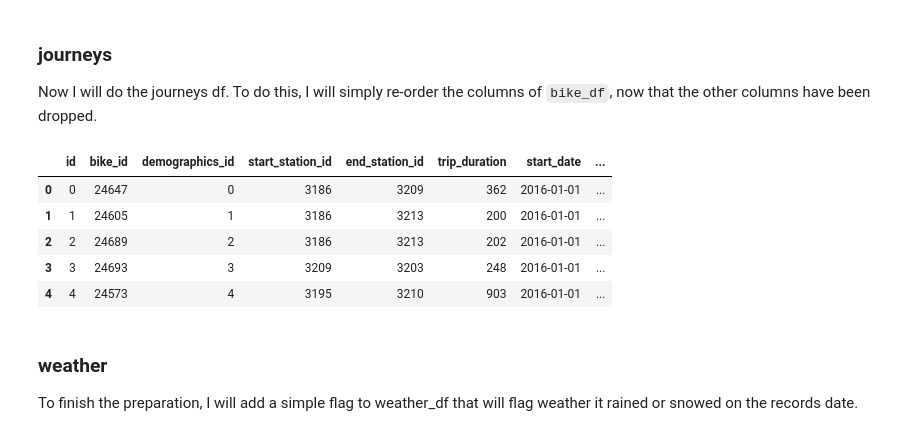
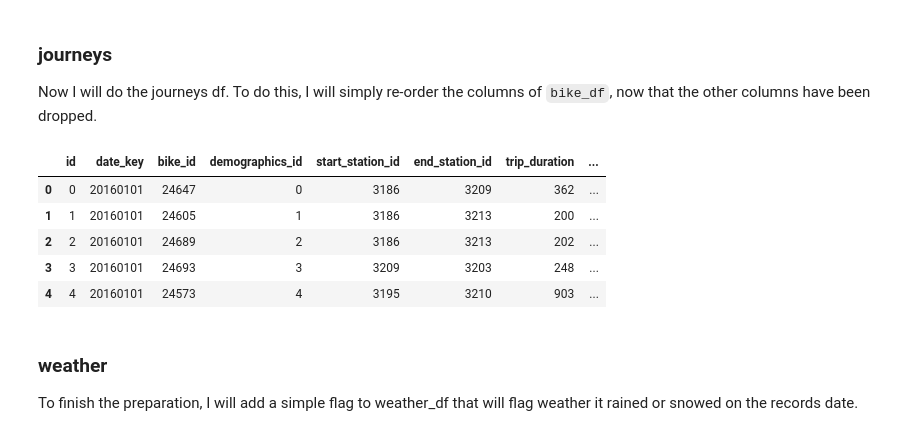
Before and after one commit to charliemarshall1996/bike-rental-data-management, a Jupyter notebook: bike_rental_data_management.ipynb, the cells around one changed output. Saved outputs shown, nothing was run; the diff lists cells and outputs as text; code cells hidden in the pictures.

```diff
--- a/bike_rental_data_management.ipynb
+++ b/bike_rental_data_management.ipynb
@@ -353,3 +353,9 @@ birth_year                        float64
 gender                              int64
 id                                  int64
 dtype: object
+# %%
+# Prune dates beyond 2016
+bike_df = bike_df[bike_df['start_time'].dt.year <= 2016]
+
+# Check
+bike_df['start_time'].dt.year.unique()
@@ -871,3 +879,10 @@ bike_df.head()
 | 2 | 202 | 00:18:25 | 00:21:47 | 3186 | Grove St PATH | 40.719586 | ... |
 | 3 | 248 | 00:23:13 | 00:27:21 | 3209 | Brunswick St | 40.724176 | ... |
 | 4 | 903 | 01:03:20 | 01:18:24 | 3195 | Sip Ave | 40.730743 | ... |
+# %%
+dates_df['date_key'] = dates_df['date'].apply(lambda x: int(x.strftime('%Y%m%d')))
+weather_df['date_key'] = weather_df['date'].apply(lambda x: int(x.strftime('%Y%m%d')))
+bike_df['date_key'] = bike_df['start_date'].apply(lambda x: int(x.strftime('%Y%m%d')))
+
+# take a look at the head and tail of the date table
+dates_df.head()
@@ -980,15 +1004,15 @@ bike_df.head()
 
 Now I will do the journeys df. To do this, I will simply re-order the columns of `bike_df`, now that the other columns have been dropped.
 # %%
-journey_df = bike_df[['id', 'bike_id', 'demographics_id', 'start_station_id', 'end_station_id', 'trip_duration', 'start_date', 'start_time', 'stop_date', 'stop_time']]
+journey_df = bike_df[['id', 'date_key', 'bike_id', 'demographics_id', 'start_station_id', 'end_station_id', 'trip_duration', 'start_date', 'start_time', 'stop_date', 'stop_time', 'over_24_hrs']]
 journey_df.head()
 # %% [output]
-|  | id | bike_id | demographics_id | start_station_id | end_station_id | trip_duration | start_date | ... |
-| 0 | 0 | 24647 | 0 | 3186 | 3209 | 362 | 2016-01-01 | ... |
-| 1 | 1 | 24605 | 1 | 3186 | 3213 | 200 | 2016-01-01 | ... |
-| 2 | 2 | 24689 | 2 | 3186 | 3213 | 202 | 2016-01-01 | ... |
-| 3 | 3 | 24693 | 3 | 3209 | 3203 | 248 | 2016-01-01 | ... |
-| 4 | 4 | 24573 | 4 | 3195 | 3210 | 903 | 2016-01-01 | ... |
+|  | id | date_key | bike_id | demographics_id | start_station_id | end_station_id | trip_duration | ... |
+| 0 | 0 | 20160101 | 24647 | 0 | 3186 | 3209 | 362 | ... |
+| 1 | 1 | 20160101 | 24605 | 1 | 3186 | 3213 | 200 | ... |
+| 2 | 2 | 20160101 | 24689 | 2 | 3186 | 3213 | 202 | ... |
+| 3 | 3 | 20160101 | 24693 | 3 | 3209 | 3203 | 248 | ... |
+| 4 | 4 | 20160101 | 24573 | 4 | 3195 | 3210 | 903 | ... |
 # %% [markdown]
 ### weather
 
```
Also changed, not shown: parts of 5 cells of this notebook, 3 other files.
